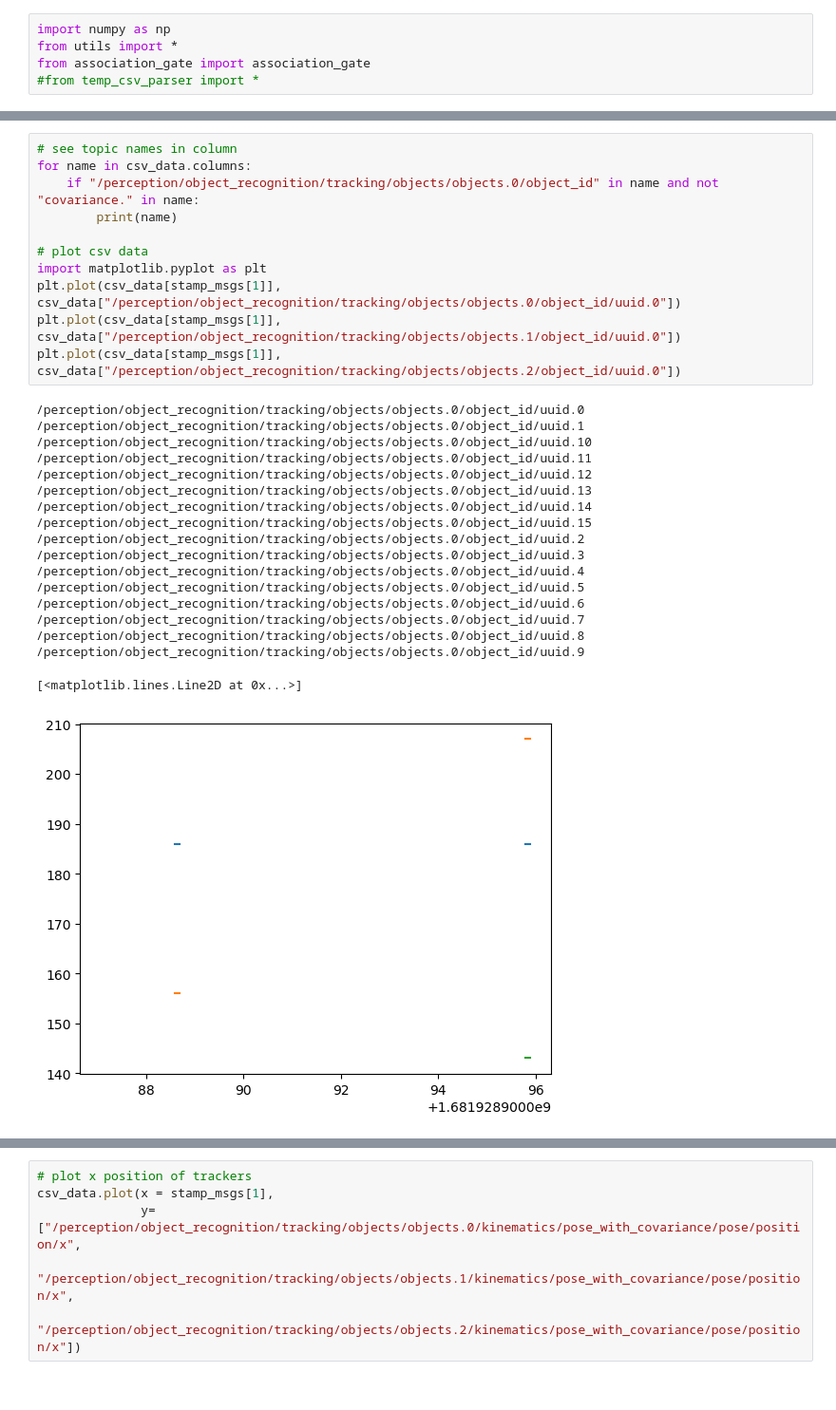
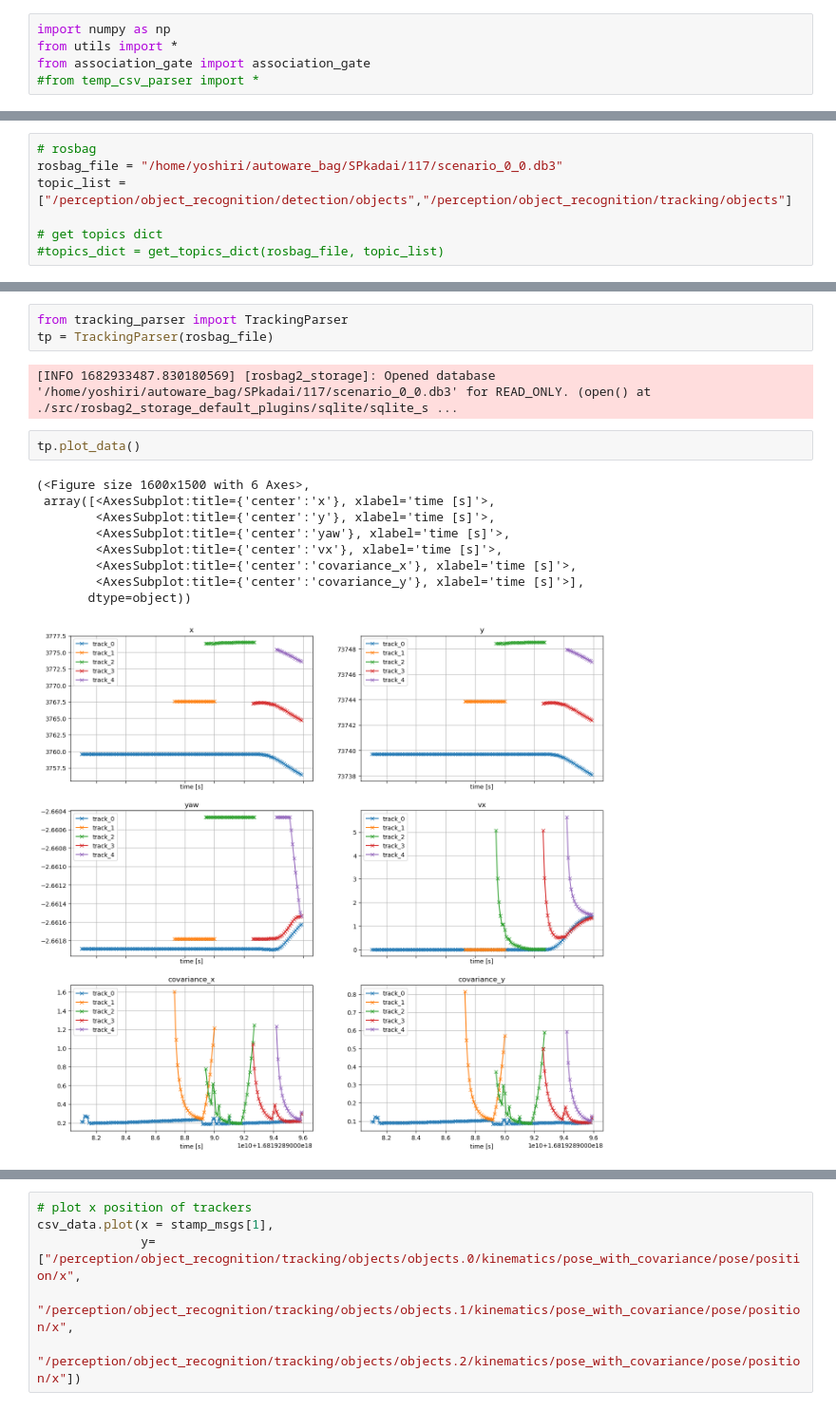
Before and after one commit to YoshiRi/tracking_validation, a Jupyter notebook: notebook/test1.ipynb, the cells around one changed output, grey strips where cells are left out. Shown at 95% size. Saved outputs shown, nothing was run; the diff lists cells and outputs as text.

Commit message:
update rosbag parser and create images
Signed-off-by: yoshiri <yoshiyoshidetteiu@gmail.com>

```diff
--- a/notebook/test1.ipynb
+++ b/notebook/test1.ipynb
@@ -47,0 +22,7 @@ Index(['__time',
+# %%
+# rosbag
+rosbag_file = "/home/yoshiri/autoware_bag/SPkadai/117/scenario_0_0.db3"
+topic_list = ["/perception/object_recognition/detection/objects","/perception/object_recognition/tracking/objects"]
+
+# get topics dict
+#topics_dict = get_topics_dict(rosbag_file, topic_list)
@@ -168,30 +37,17 @@ stamp_msgs, csv_data[stamp_msgs].head(1)
-# %%
-# see topic names in column
-for name in csv_data.columns:
-    if "/perception/object_recognition/tracking/objects/objects.0/object_id" in name and not "covariance." in name:
-        print(name)
-
-# plot csv data
-import matplotlib.pyplot as plt
-plt.plot(csv_data[stamp_msgs[1]], csv_data["/perception/object_recognition/tracking/objects/objects.0/object_id/uuid.0"])
-plt.plot(csv_data[stamp_msgs[1]], csv_data["/perception/object_recognition/tracking/objects/objects.1/object_id/uuid.0"])
-plt.plot(csv_data[stamp_msgs[1]], csv_data["/perception/object_recognition/tracking/objects/objects.2/object_id/uuid.0"])
-# %% [output]
-/perception/object_recognition/tracking/objects/objects.0/object_id/uuid.0
-/perception/object_recognition/tracking/objects/objects.0/object_id/uuid.1
-/perception/object_recognition/tracking/objects/objects.0/object_id/uuid.10
-/perception/object_recognition/tracking/objects/objects.0/object_id/uuid.11
-/perception/object_recognition/tracking/objects/objects.0/object_id/uuid.12
-/perception/object_recognition/tracking/objects/objects.0/object_id/uuid.13
-/perception/object_recognition/tracking/objects/objects.0/object_id/uuid.14
-/perception/object_recognition/tracking/objects/objects.0/object_id/uuid.15
-/perception/object_recognition/tracking/objects/objects.0/object_id/uuid.2
-/perception/object_recognition/tracking/objects/objects.0/object_id/uuid.3
-/perception/object_recognition/tracking/objects/objects.0/object_id/uuid.4
-/perception/object_recognition/tracking/objects/objects.0/object_id/uuid.5
-/perception/object_recognition/tracking/objects/objects.0/object_id/uuid.6
-/perception/object_recognition/tracking/objects/objects.0/object_id/uuid.7
-/perception/object_recognition/tracking/objects/objects.0/object_id/uuid.8
-/perception/object_recognition/tracking/objects/objects.0/object_id/uuid.9
-[<matplotlib.lines.Line2D at 0x...>]
-[figure, removed]
+# %%
+from tracking_parser import TrackingParser
+tp = TrackingParser(rosbag_file)
+# %% [output]
+[INFO 1682933487.830180569] [rosbag2_storage]: Opened database '/home/yoshiri/autoware_bag/SPkadai/117/scenario_0_0.db3' for READ_ONLY. (open() at ./src/rosbag2_storage_default_plugins/sqlite/sqlite_s ...
+# %%
+tp.plot_data()
+# %% [output]
+(<Figure size 1600x1500 with 6 Axes>,
+ array([<AxesSubplot:title={'center':'x'}, xlabel='time [s]'>,
+        <AxesSubplot:title={'center':'y'}, xlabel='time [s]'>,
+        <AxesSubplot:title={'center':'yaw'}, xlabel='time [s]'>,
+        <AxesSubplot:title={'center':'vx'}, xlabel='time [s]'>,
+        <AxesSubplot:title={'center':'covariance_x'}, xlabel='time [s]'>,
+        <AxesSubplot:title={'center':'covariance_y'}, xlabel='time [s]'>],
+       dtype=object))
+[figure, added]
```
Also changed, not shown: parts of 15 cells of this notebook, 3 other files.
